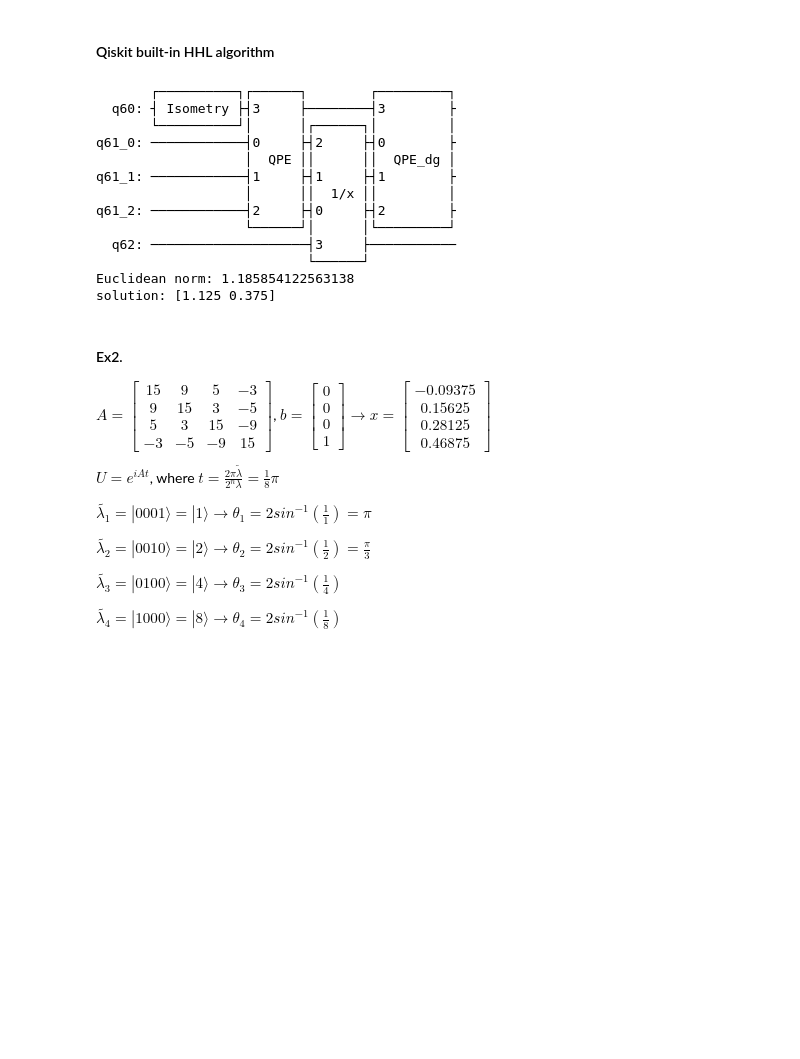
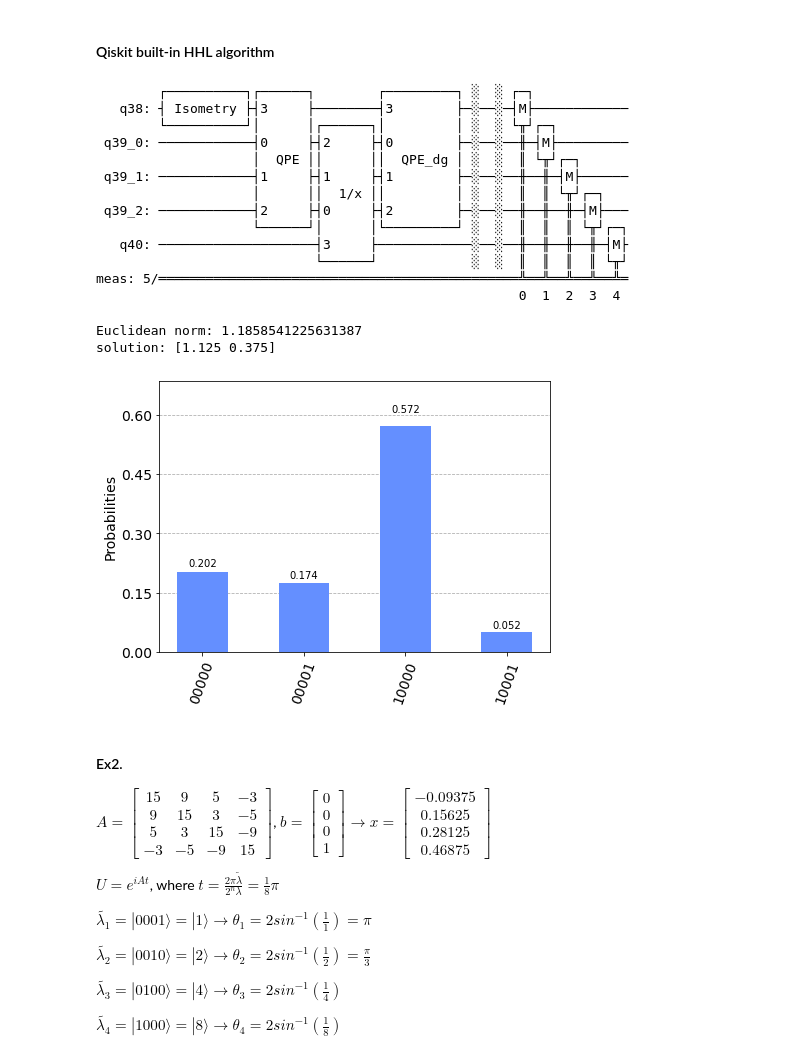
Before and after one commit to doggydoggy0101/Quantum_algorithms, a Jupyter notebook: Harrow_Hassidim_Lloyd.ipynb, the cells around one changed output. Drawn from its saved outputs; the diff is of its cells as text; code cells hidden in the pictures; blank space fills up the shorter version.

```diff
--- a/Harrow_Hassidim_Lloyd.ipynb
+++ b/Harrow_Hassidim_Lloyd.ipynb
@@ -168,27 +168,44 @@ solution: [1.125 0.375]
 from qiskit.algorithms.linear_solvers.hhl import HHL
 from qiskit.quantum_info import Statevector
 
-hhl_solution = HHL().solve(matrix, vector)
-print(hhl_solution.state.decompose().draw())
-print('Euclidean norm:', hhl_solution.euclidean_norm)
+hhl_qc = HHL().construct_circuit(matrix, vector)
+hhl_qc.save_statevector()
+hhl_qc.measure_all()
+hhl_qc.decompose().draw(fold=-1)
 
-sv = Statevector(hhl_solution.state).data
-full_vector = np.real(np.array([sv[16], sv[17]]))
-print('solution:', hhl_solution.euclidean_norm*full_vector/np.linalg.norm(full_vector))
+# hhl_solution = HHL().solve(matrix, vector)
+# print('Euclidean norm:', hhl_solution.euclidean_norm)
+# sv = Statevector(hhl_solution.state).data
+# full_vector = np.real(np.array([sv[16], sv[17]]))
+# print('solution:', hhl_solution.euclidean_norm*full_vector/np.linalg.norm(full_vector))
 # %% [output]
-       ┌──────────┐┌──────┐        ┌─────────┐
-  q60: ┤ Isometry ├┤3     ├────────┤3        ├
-       └──────────┘│      │┌──────┐│         │
-q61_0: ────────────┤0     ├┤2     ├┤0        ├
-                   │  QPE ││      ││  QPE_dg │
-q61_1: ────────────┤1     ├┤1     ├┤1        ├
-                   │      ││  1/x ││         │
-q61_2: ────────────┤2     ├┤0     ├┤2        ├
-                   └──────┘│      │└─────────┘
-  q62: ────────────────────┤3     ├───────────
-                           └──────┘
-Euclidean norm: 1.185854122563138
-solution: [1.125 0.375]
+        ┌──────────┐┌──────┐        ┌─────────┐ ░  ░ ┌─┐
+   q38: ┤ Isometry ├┤3     ├────────┤3        ├─░──░─┤M├────────────
+        └──────────┘│      │┌──────┐│         │ ░  ░ └╥┘┌─┐
+ q39_0: ────────────┤0     ├┤2     ├┤0        ├─░──░──╫─┤M├─────────
+                    │  QPE ││      ││  QPE_dg │ ░  ░  ║ └╥┘┌─┐
+ q39_1: ────────────┤1     ├┤1     ├┤1        ├─░──░──╫──╫─┤M├──────
+                    │      ││  1/x ││         │ ░  ░  ║  ║ └╥┘┌─┐
+ q39_2: ────────────┤2     ├┤0     ├┤2        ├─░──░──╫──╫──╫─┤M├───
+                    └──────┘│      │└─────────┘ ░  ░  ║  ║  ║ └╥┘┌─┐
+   q40: ────────────────────┤3     ├────────────░──░──╫──╫──╫──╫─┤M├
+                            └──────┘            ░  ░  ║  ║  ║  ║ └╥┘
+meas: 5/══════════════════════════════════════════════╩══╩══╩══╩══╩═
+                                                      0  1  2  3  4
+# %%
+hhl_solution = HHL().solve(matrix, vector)
+print('Euclidean norm:', hhl_solution.euclidean_norm)
+
+result = execute(hhl_qc, backend=backend, shots=4096, memory=True).result()
+sv = result.get_statevector()
+sol_vector = np.real(np.array([sv[16], sv[17]]))
+print("solution:", norm*sol_vector/np.linalg.norm(sol_vector))
+
+plot_histogram(result.get_counts())
+# %% [output]
+Euclidean norm: 1.1858541225631387
+solution: [1.125 0.375]
+[figure, added]
 # %% [markdown]
 #### Ex2.
 
```
Also changed, not shown: parts of 11 cells of this notebook.
